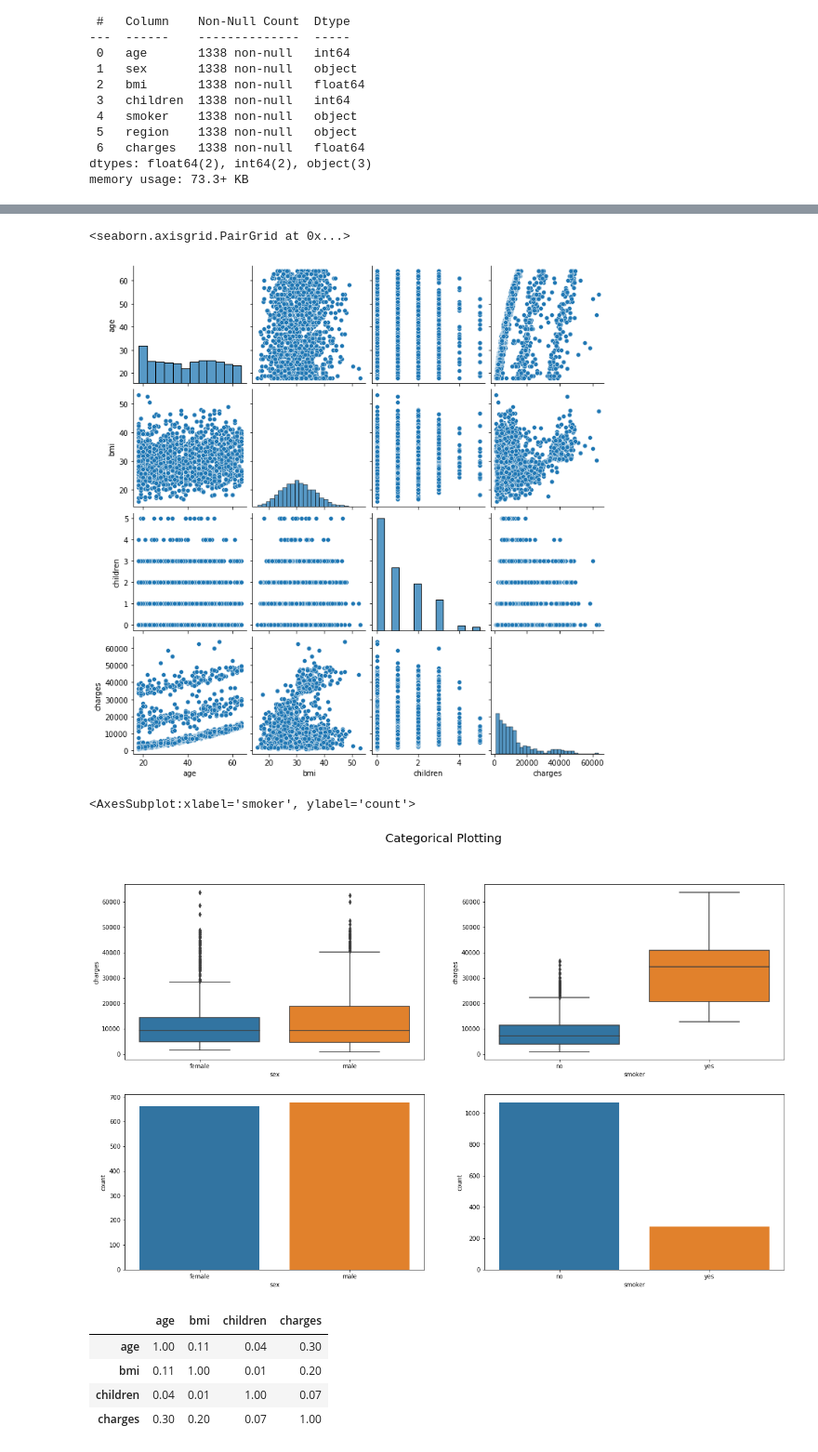
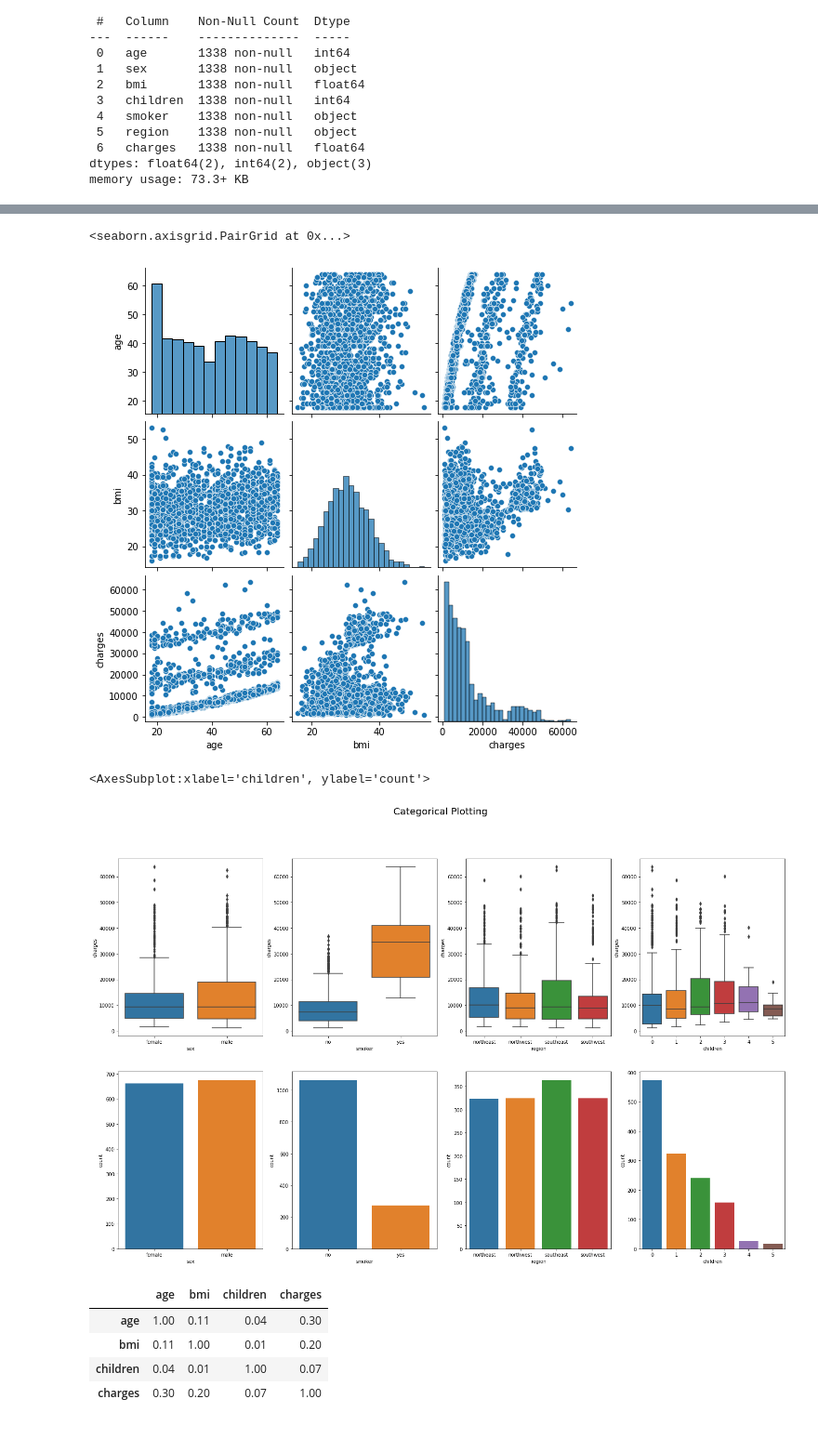
Before and after one commit to guochuanyong/Data-Analytics-Insurance-Cost-Project, a Jupyter notebook: DATA_3450_Project.ipynb, the cells around one changed output, grey strips where cells are left out. Shown: that part at 93% size. Drawn from its saved outputs; the diff is of its cells as text; code cells hidden in the pictures.

```diff
--- a/DATA_3450_Project.ipynb
+++ b/DATA_3450_Project.ipynb
@@ -61,6 +73,7 @@ memory usage: 73.3+ KB
 df['sex'] = df['sex'].astype('category')
 df['smoker'] = df['smoker'].astype('category')
 df['region'] = df['region'].astype('category')
+df['children'] = df['children'].astype('category')
 df.info()
 # %% [output]
 <class 'pandas.core.frame.DataFrame'>
@@ -82,18 +95,22 @@ memory usage: 46.3 KB
 sns.pairplot(df)
 # %% [output]
 <seaborn.axisgrid.PairGrid at 0x...>
-[figure, old version]
+[figure, new version]
 # %%
 #Print boxplots
-fig, ax = plt.subplots(nrows=2,ncols=2,figsize=(20,12))
+fig, ax = plt.subplots(nrows=2,ncols=4,figsize=(25,15))
 fig.suptitle("Categorical Plotting", fontsize=20)
 sns.boxplot(x="sex", y="charges", data=df,ax=ax[0,0])
 sns.boxplot(x="smoker", y="charges", data=df,ax=ax[0,1])
+sns.boxplot(x="region", y="charges", data=df,ax=ax[0,2])
+sns.boxplot(x="children", y="charges", data=df,ax=ax[0,3])
 sns.countplot(x="sex", data=df,ax=ax[1,0])
 sns.countplot(x="smoker", data=df,ax=ax[1,1])
+sns.countplot(x="region", data=df,ax=ax[1,2])
+sns.countplot(x="children", data=df,ax=ax[1,3])
 # %% [output]
-<AxesSubplot:xlabel='smoker', ylabel='count'>
+<AxesSubplot:xlabel='children', ylabel='count'>
-[figure, old version]
+[figure, new version]
 # %%
 ## Correlation Matrix
 corr = df.corr()
```
Also changed, not shown: parts of 5 cells of this notebook.
